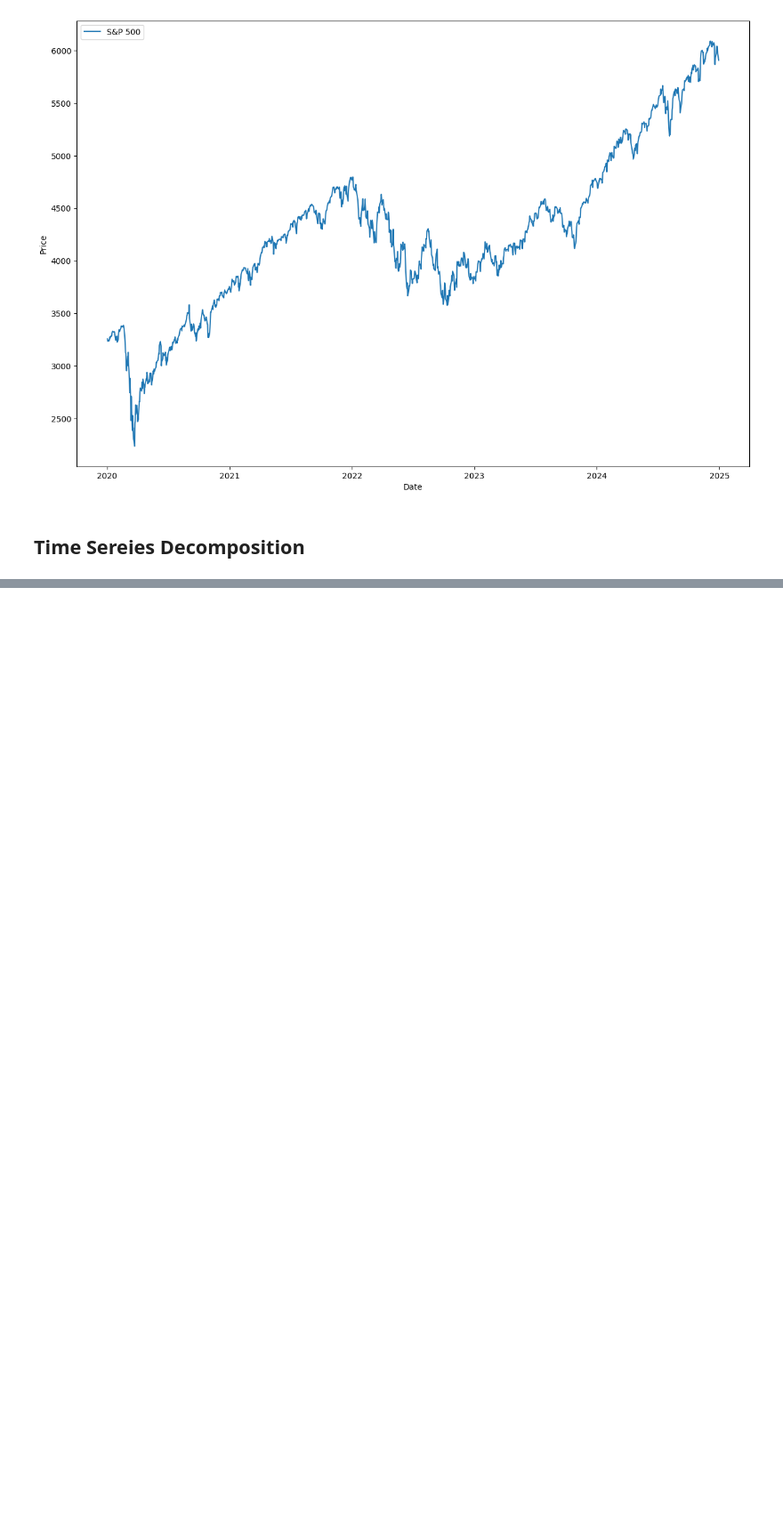
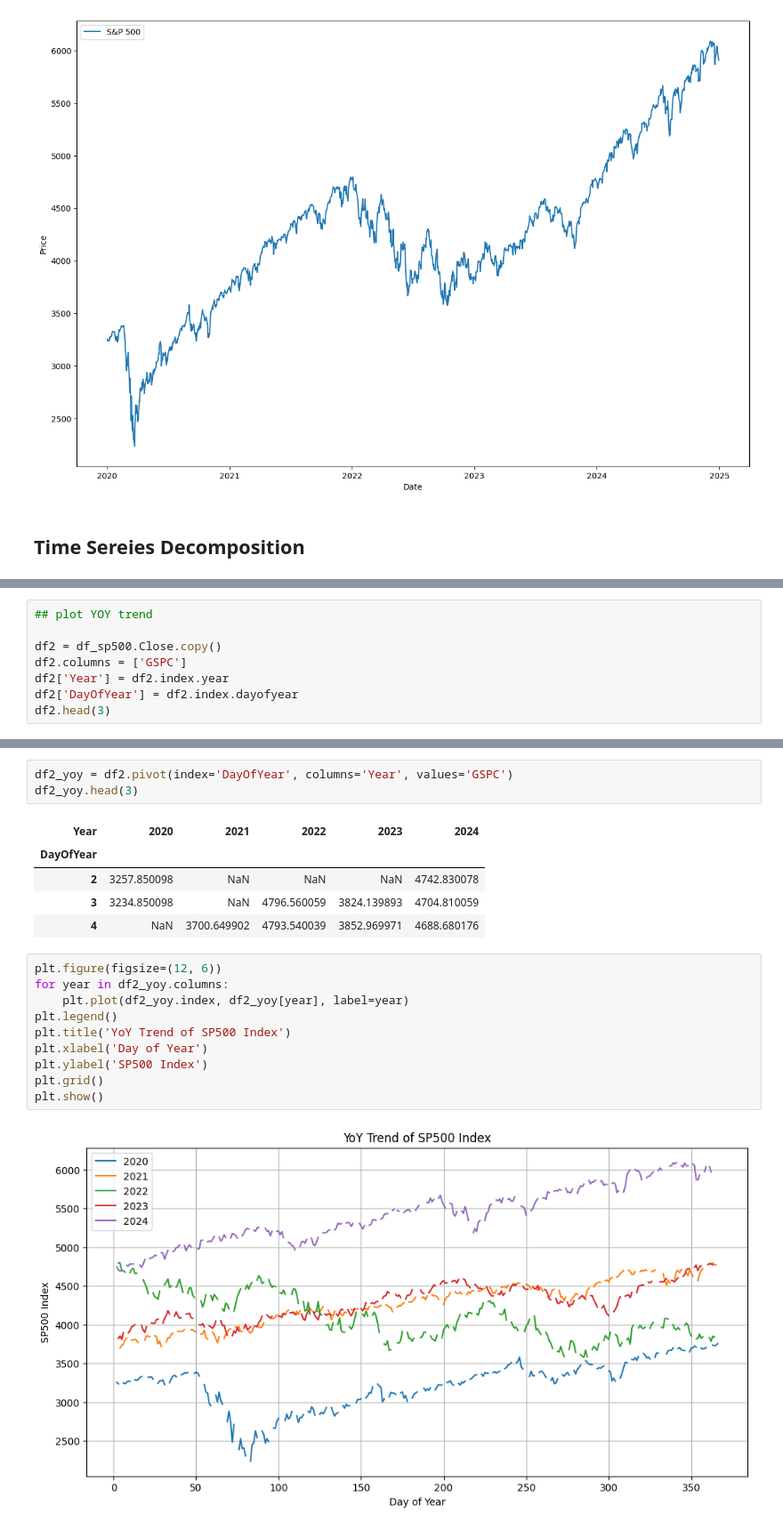
Before and after one commit to xiangshiyin/machine-learning-for-actuarial-science, a Jupyter notebook: 2025-spring/week07/notebook/demo.ipynb, the cells around one changed output, grey strips where cells are left out. Shown at 89% size. Cells and saved outputs as stored; diff of their text form; blank space fills up the shorter version.

```diff
--- a/2025-spring/week07/notebook/demo.ipynb
+++ b/2025-spring/week07/notebook/demo.ipynb
@@ -53,0 +104,8 @@ plt.show()
+# %%
+## plot YOY trend
+
+df2 = df_sp500.Close.copy()
+df2.columns = ['GSPC']
+df2['Year'] = df2.index.year
+df2['DayOfYear'] = df2.index.dayofyear
+df2.head(3)
@@ -53,0 +118,21 @@ plt.show()
+# %%
+df2_yoy = df2.pivot(index='DayOfYear', columns='Year', values='GSPC')
+df2_yoy.head(3)
+# %% [output]
+| Year | 2020 | 2021 | 2022 | 2023 | 2024 |
+| DayOfYear |  |  |  |  |  |
+| 2 | 3257.850098 | NaN | NaN | NaN | 4742.830078 |
+| 3 | 3234.850098 | NaN | 4796.560059 | 3824.139893 | 4704.810059 |
+| 4 | NaN | 3700.649902 | 4793.540039 | 3852.969971 | 4688.680176 |
+# %%
+plt.figure(figsize=(12, 6))
+for year in df2_yoy.columns:
+    plt.plot(df2_yoy.index, df2_yoy[year], label=year)
+plt.legend()
+plt.title('YoY Trend of SP500 Index')
+plt.xlabel('Day of Year')
+plt.ylabel('SP500 Index')
+plt.grid()
+plt.show()
+# %% [output]
+[figure, added]
```
Also changed, not shown: parts of 12 cells of this notebook.
